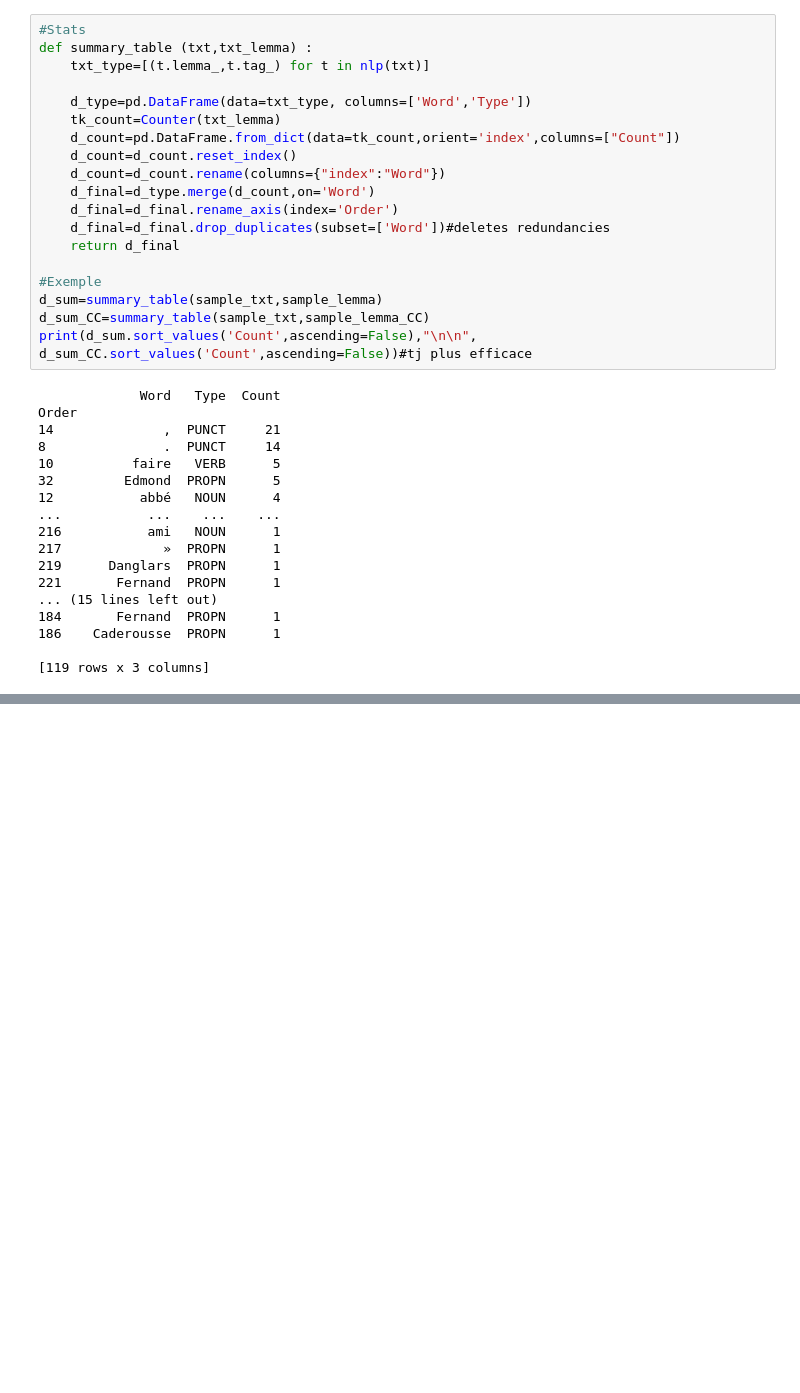
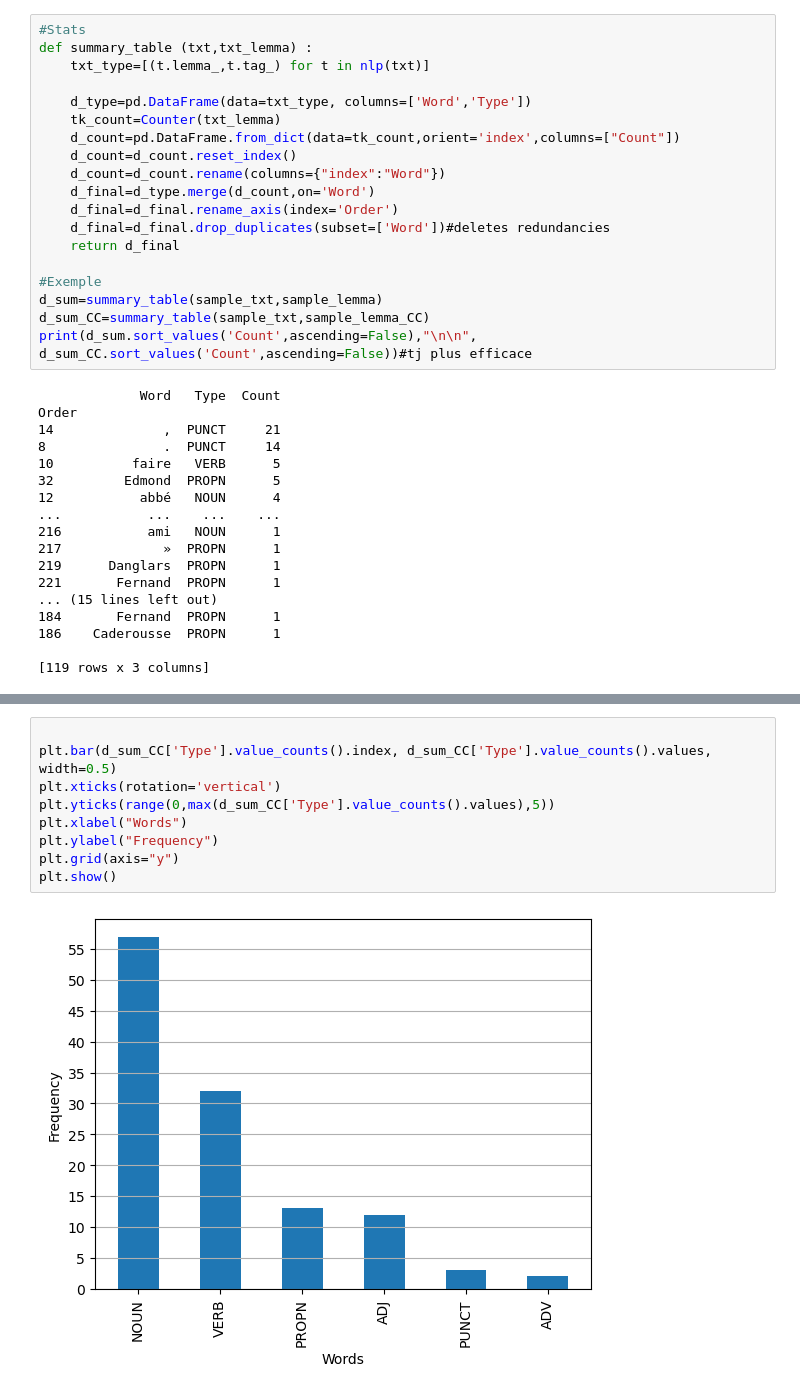
Before and after one commit to lucas-cumunel/libroguessr, a Jupyter notebook: tokenisation.ipynb, the cells around one changed output, grey strips where cells are left out. Drawn from its saved outputs; the diff is of its cells as text; blank space fills up the shorter version.

```diff
--- a/tokenisation.ipynb
+++ b/tokenisation.ipynb
@@ -95,0 +100,11 @@ plt.bar(categories, counts, width=0.5)
+# %%
+
+plt.bar(d_sum_CC['Type'].value_counts().index, d_sum_CC['Type'].value_counts().values, width=0.5)
+plt.xticks(rotation='vertical')
+plt.yticks(range(0,max(d_sum_CC['Type'].value_counts().values),5))
+plt.xlabel("Words")
+plt.ylabel("Frequency")
+plt.grid(axis="y")
+plt.show()
+# %% [output]
+[figure, added]
```
Also changed, not shown: parts of 2 cells of this notebook.
